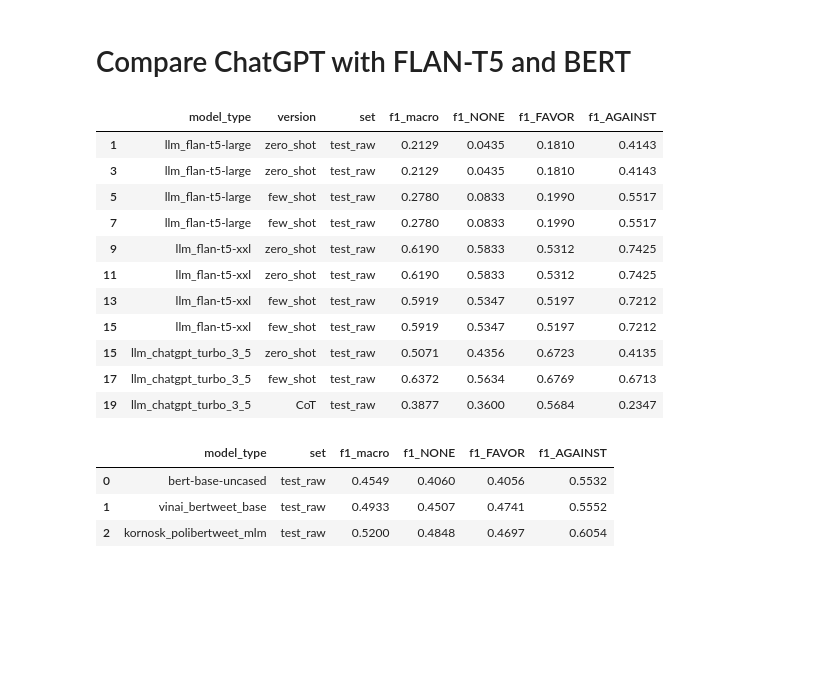
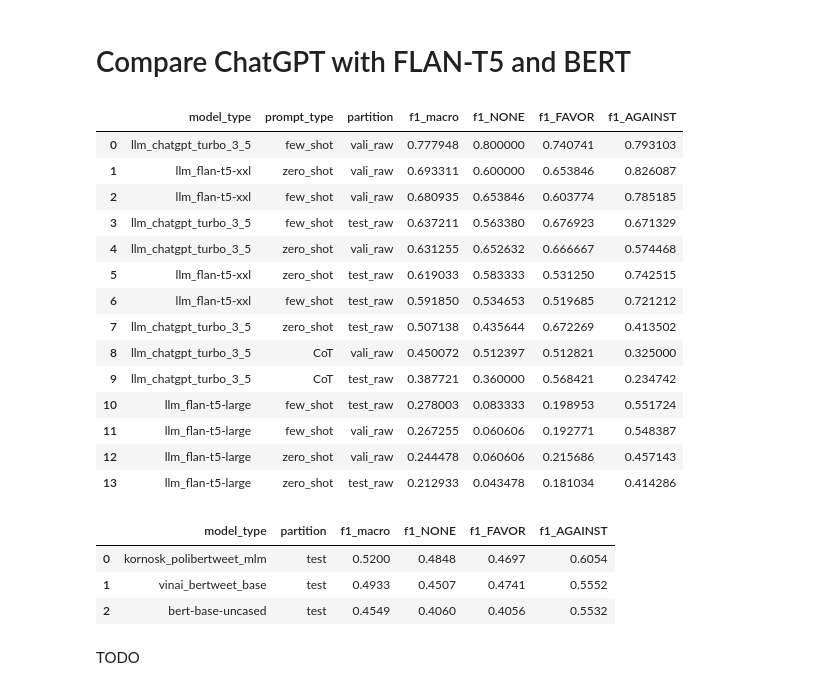
Before and after one commit to yunshiuan/prelim_stance_detection, a Jupyter notebook: llm-prompting_colab.ipynb, the cells around one changed output. Cells and saved outputs as stored; diff of their text form; code cells hidden in the pictures; blank space fills up the shorter version.

Commit message:
WIP, llm-prompting_colab

```diff
--- a/llm-prompting_colab.ipynb
+++ b/llm-prompting_colab.ipynb
@@ -1124,31 +1124,34 @@ Based on the macro-F1 scores, the FLAN-T5-XXL model using the zero-shot prompt o
 ****
 # %% [markdown]
 # Compare ChatGPT with FLAN-T5 and BERT
-# %%
-df_hightlight_metrics_llm = \
-  pd.concat([df_hightlight_metrics_flan_t5 , df_hightlight_metrics_chatgpt],
-           axis=0)
-# order the columns: model_type, version, set, f1_macro, f1_NONE, f1_FAVOR, f1_AGAINST
-df_hightlight_metrics_llm = df_hightlight_metrics_llm[["model_type","version","set","f1_macro","f1_NONE","f1_FAVOR","f1_AGAINST"]]
-df_hightlight_metrics_llm
-# %% [output]
-|  | model_type | version | set | f1_macro | f1_NONE | f1_FAVOR | f1_AGAINST |
-| 1 | llm_flan-t5-large | zero_shot | test_raw | 0.2129 | 0.0435 | 0.1810 | 0.4143 |
-| 3 | llm_flan-t5-large | zero_shot | test_raw | 0.2129 | 0.0435 | 0.1810 | 0.4143 |
-| 5 | llm_flan-t5-large | few_shot | test_raw | 0.2780 | 0.0833 | 0.1990 | 0.5517 |
-| 7 | llm_flan-t5-large | few_shot | test_raw | 0.2780 | 0.0833 | 0.1990 | 0.5517 |
-| 9 | llm_flan-t5-xxl | zero_shot | test_raw | 0.6190 | 0.5833 | 0.5312 | 0.7425 |
-| 11 | llm_flan-t5-xxl | zero_shot | test_raw | 0.6190 | 0.5833 | 0.5312 | 0.7425 |
-| 13 | llm_flan-t5-xxl | few_shot | test_raw | 0.5919 | 0.5347 | 0.5197 | 0.7212 |
-| 15 | llm_flan-t5-xxl | few_shot | test_raw | 0.5919 | 0.5347 | 0.5197 | 0.7212 |
-| 15 | llm_chatgpt_turbo_3_5 | zero_shot | test_raw | 0.5071 | 0.4356 | 0.6723 | 0.4135 |
-| 17 | llm_chatgpt_turbo_3_5 | few_shot | test_raw | 0.6372 | 0.5634 | 0.6769 | 0.6713 |
-| 19 | llm_chatgpt_turbo_3_5 | CoT | test_raw | 0.3877 | 0.3600 | 0.5684 | 0.2347 |
-# %%
-# bert
-df_hightlight_metrics_bert
-# %% [output]
-|  | model_type | set | f1_macro | f1_NONE | f1_FAVOR | f1_AGAINST |
-| 0 | bert-base-uncased | test_raw | 0.4549 | 0.4060 | 0.4056 | 0.5532 |
-| 1 | vinai_bertweet_base | test_raw | 0.4933 | 0.4507 | 0.4741 | 0.5552 |
-| 2 | kornosk_polibertweet_mlm | test_raw | 0.5200 | 0.4848 | 0.4697 | 0.6054 |
+# %%
+df_hightlight_metrics_llm = \
+  pd.concat([df_hightlight_metrics_flan_t5 , df_hightlight_metrics_chatgpt],
+           axis=0)
+df_hightlight_metrics_llm.sort_values(by=["f1_macro"],ascending=False).reset_index(drop=True)
+# %% [output]
+|  | model_type | prompt_type | partition | f1_macro | f1_NONE | f1_FAVOR | f1_AGAINST |
+| 0 | llm_chatgpt_turbo_3_5 | few_shot | vali_raw | 0.777948 | 0.800000 | 0.740741 | 0.793103 |
+| 1 | llm_flan-t5-xxl | zero_shot | vali_raw | 0.693311 | 0.600000 | 0.653846 | 0.826087 |
+| 2 | llm_flan-t5-xxl | few_shot | vali_raw | 0.680935 | 0.653846 | 0.603774 | 0.785185 |
+| 3 | llm_chatgpt_turbo_3_5 | few_shot | test_raw | 0.637211 | 0.563380 | 0.676923 | 0.671329 |
+| 4 | llm_chatgpt_turbo_3_5 | zero_shot | vali_raw | 0.631255 | 0.652632 | 0.666667 | 0.574468 |
+| 5 | llm_flan-t5-xxl | zero_shot | test_raw | 0.619033 | 0.583333 | 0.531250 | 0.742515 |
+| 6 | llm_flan-t5-xxl | few_shot | test_raw | 0.591850 | 0.534653 | 0.519685 | 0.721212 |
+| 7 | llm_chatgpt_turbo_3_5 | zero_shot | test_raw | 0.507138 | 0.435644 | 0.672269 | 0.413502 |
+| 8 | llm_chatgpt_turbo_3_5 | CoT | vali_raw | 0.450072 | 0.512397 | 0.512821 | 0.325000 |
+| 9 | llm_chatgpt_turbo_3_5 | CoT | test_raw | 0.387721 | 0.360000 | 0.568421 | 0.234742 |
+| 10 | llm_flan-t5-large | few_shot | test_raw | 0.278003 | 0.083333 | 0.198953 | 0.551724 |
+| 11 | llm_flan-t5-large | few_shot | vali_raw | 0.267255 | 0.060606 | 0.192771 | 0.548387 |
+| 12 | llm_flan-t5-large | zero_shot | vali_raw | 0.244478 | 0.060606 | 0.215686 | 0.457143 |
+| 13 | llm_flan-t5-large | zero_shot | test_raw | 0.212933 | 0.043478 | 0.181034 | 0.414286 |
+# %%
+# bert
+df_hightlight_metrics_bert.sort_values(by=["f1_macro"],ascending=False).reset_index(drop=True)
+# %% [output]
+|  | model_type | partition | f1_macro | f1_NONE | f1_FAVOR | f1_AGAINST |
+| 0 | kornosk_polibertweet_mlm | test | 0.5200 | 0.4848 | 0.4697 | 0.6054 |
+| 1 | vinai_bertweet_base | test | 0.4933 | 0.4507 | 0.4741 | 0.5552 |
+| 2 | bert-base-uncased | test | 0.4549 | 0.4060 | 0.4056 | 0.5532 |
+# %% [markdown]
+TODO
```
